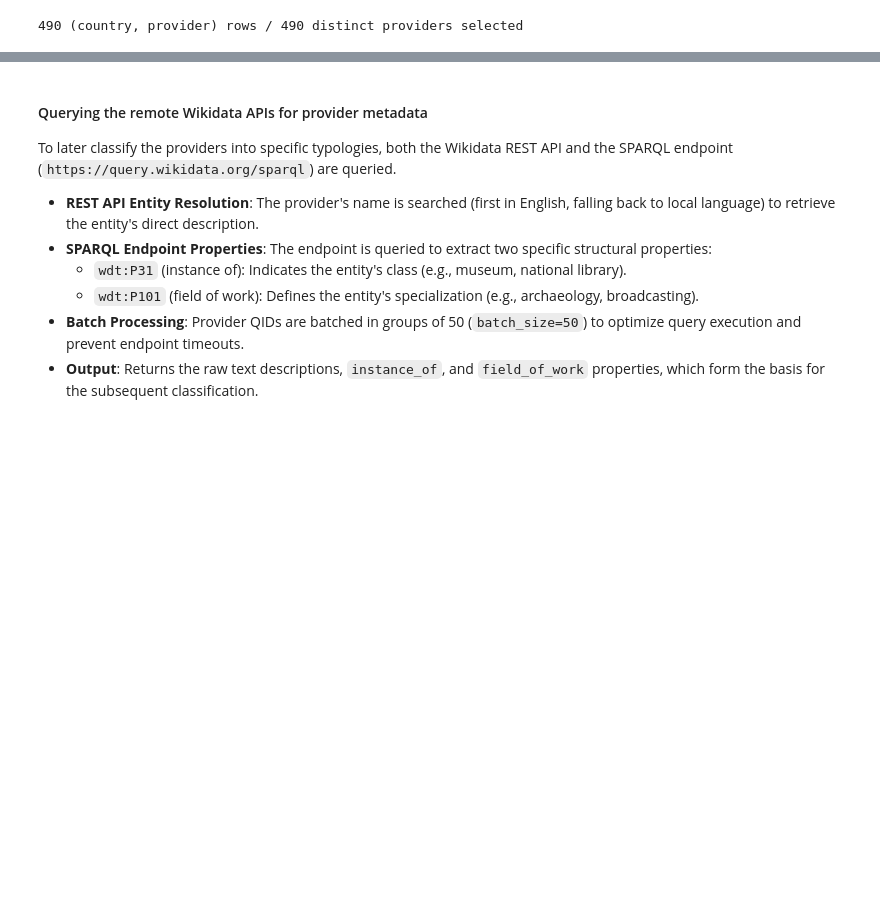
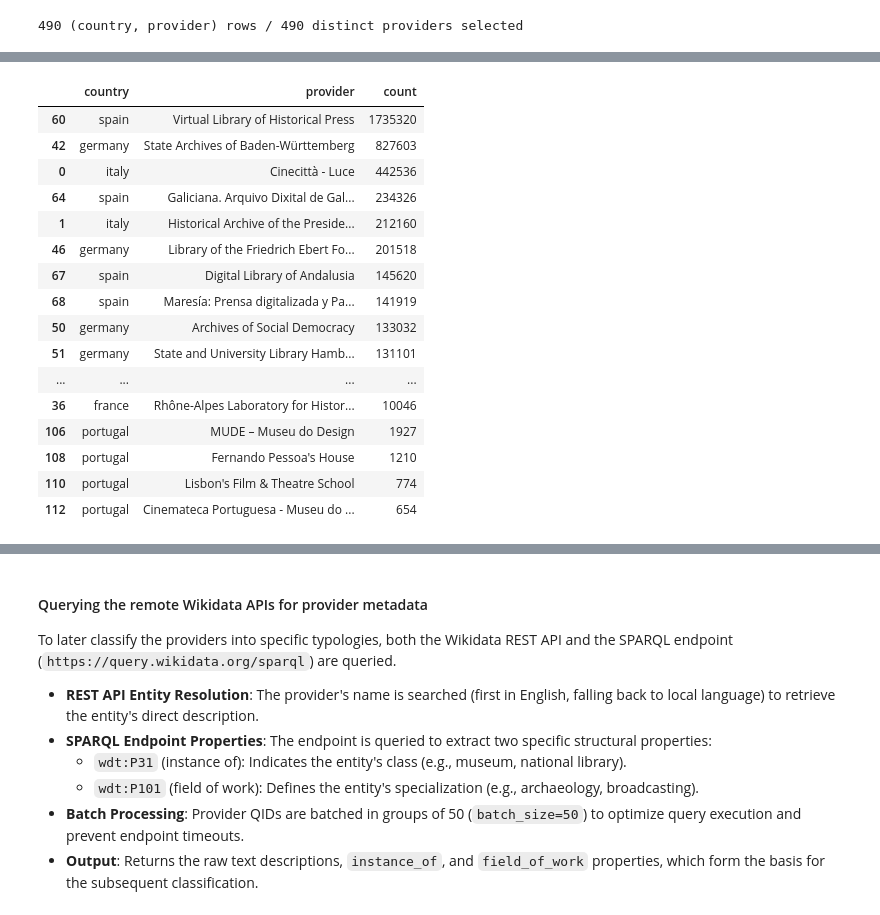
Before and after one commit to hexWitches/LODissea, a Jupyter notebook: notebook/LODissea_v1.ipynb, the cells around one changed output, grey strips where cells are left out. Cells and saved outputs as stored; diff of their text form; code cells hidden in the pictures; blank space fills up the shorter version.

```diff
--- a/notebook/LODissea_v1.ipynb
+++ b/notebook/LODissea_v1.ipynb
@@ -791,0 +1173,22 @@ print(f"{len(top_providers_df)} (country, provider) rows / {len(distinct_provide
+# %%
+resolved_providers = set(provider_geo_final["provider"])
+truly_unresolved = top20_df[~top20_df["provider"].isin(resolved_providers)]
+truly_unresolved.sort_values("count", ascending=False)
+# %% [output]
+|  | country | provider | count |
+| 60 | spain | Virtual Library of Historical Press | 1735320 |
+| 42 | germany | State Archives of Baden-Württemberg | 827603 |
+| 0 | italy | Cinecittà - Luce | 442536 |
+| 64 | spain | Galiciana. Arquivo Dixital de Gal... | 234326 |
+| 1 | italy | Historical Archive of the Preside... | 212160 |
+| 46 | germany | Library of the Friedrich Ebert Fo... | 201518 |
+| 67 | spain | Digital Library of Andalusia | 145620 |
+| 68 | spain | Maresía: Prensa digitalizada y Pa... | 141919 |
+| 50 | germany | Archives of Social Democracy | 133032 |
+| 51 | germany | State and University Library Hamb... | 131101 |
+| ... | ... | ... | ... |
+| 36 | france | Rhône-Alpes Laboratory for Histor... | 10046 |
+| 106 | portugal | MUDE – Museu do Design | 1927 |
+| 108 | portugal | Fernando Pessoa's House | 1210 |
+| 110 | portugal | Lisbon's Film & Theatre School | 774 |
+| 112 | portugal | Cinemateca Portuguesa - Museu do ... | 654 |
```
Also changed, not shown: parts of 18 cells of this notebook, 6 other files.
